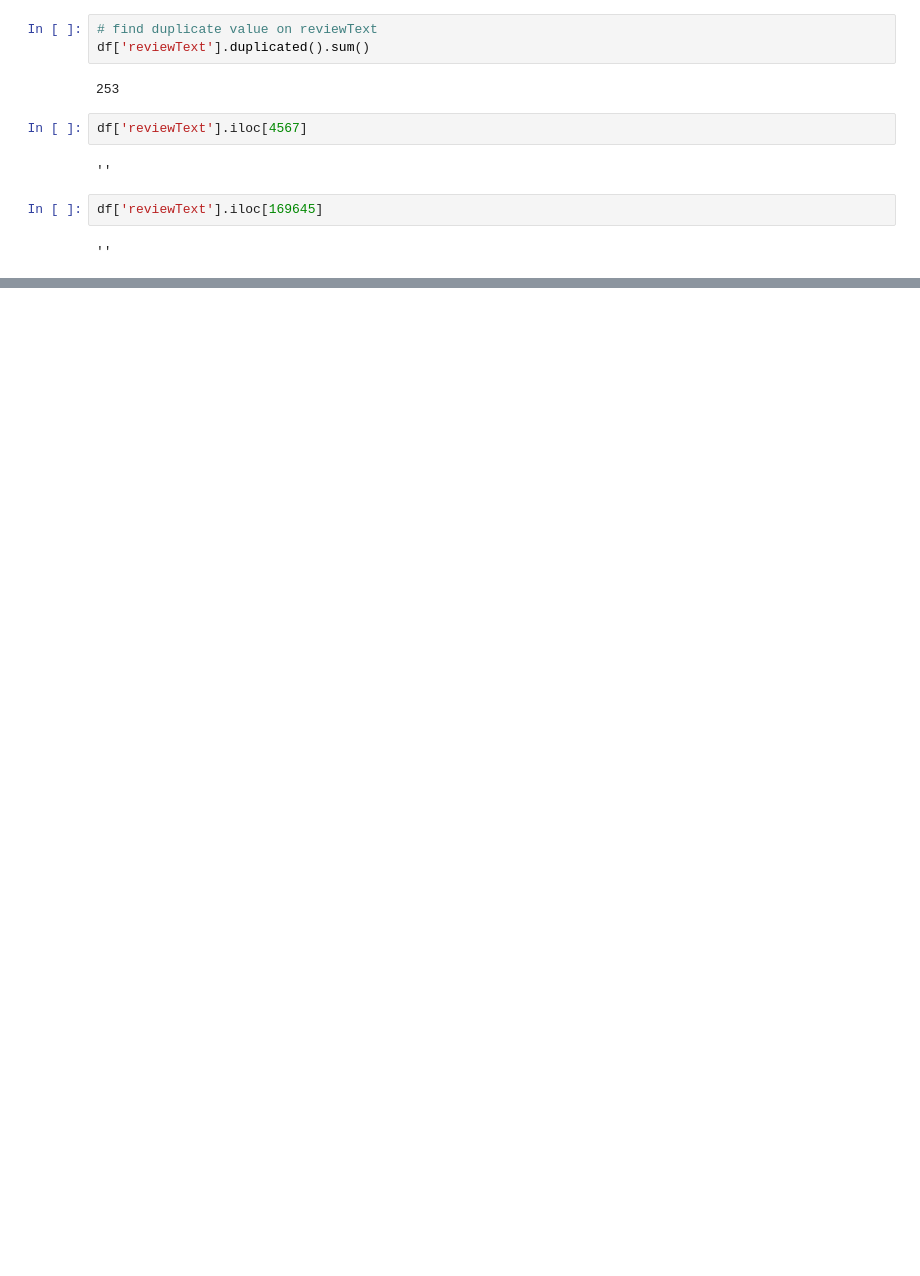
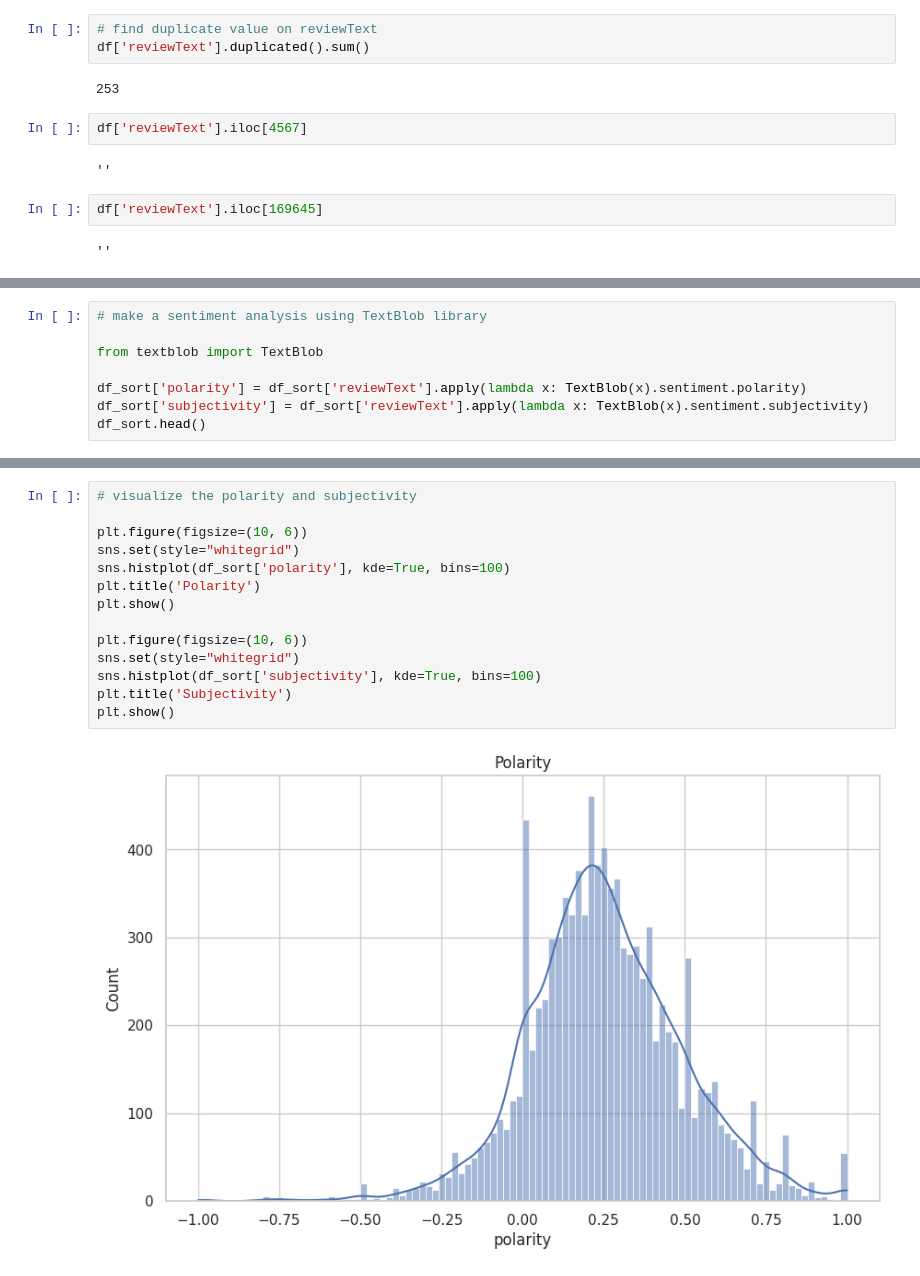
Before and after one commit to abhinowo/LP-DA, a Jupyter notebook: reviewsSeries/lp-1/amazon.ipynb, the cells around one changed output, grey strips where cells are left out. Saved outputs shown, nothing was run; the diff lists cells and outputs as text; blank space fills up the shorter version.

Commit message:
add wordcloud and textblob implementation

```diff
--- a/reviewsSeries/lp-1/amazon.ipynb
+++ b/reviewsSeries/lp-1/amazon.ipynb
@@ -189,0 +328,8 @@ df['summary'].iloc[141548]
+# %%
+# make a sentiment analysis using TextBlob library
+
+from textblob import TextBlob
+
+df_sort['polarity'] = df_sort['reviewText'].apply(lambda x: TextBlob(x).sentiment.polarity)
+df_sort['subjectivity'] = df_sort['reviewText'].apply(lambda x: TextBlob(x).sentiment.subjectivity)
+df_sort.head()
@@ -189,0 +343,16 @@ df['summary'].iloc[141548]
+# %%
+# visualize the polarity and subjectivity
+
+plt.figure(figsize=(10, 6))
+sns.set(style="whitegrid")
+sns.histplot(df_sort['polarity'], kde=True, bins=100)
+plt.title('Polarity')
+plt.show()
+
+plt.figure(figsize=(10, 6))
+sns.set(style="whitegrid")
+sns.histplot(df_sort['subjectivity'], kde=True, bins=100)
+plt.title('Subjectivity')
+plt.show()
+# %% [output]
+[figure, added]
```
Also changed, not shown: parts of 30 cells of this notebook.
